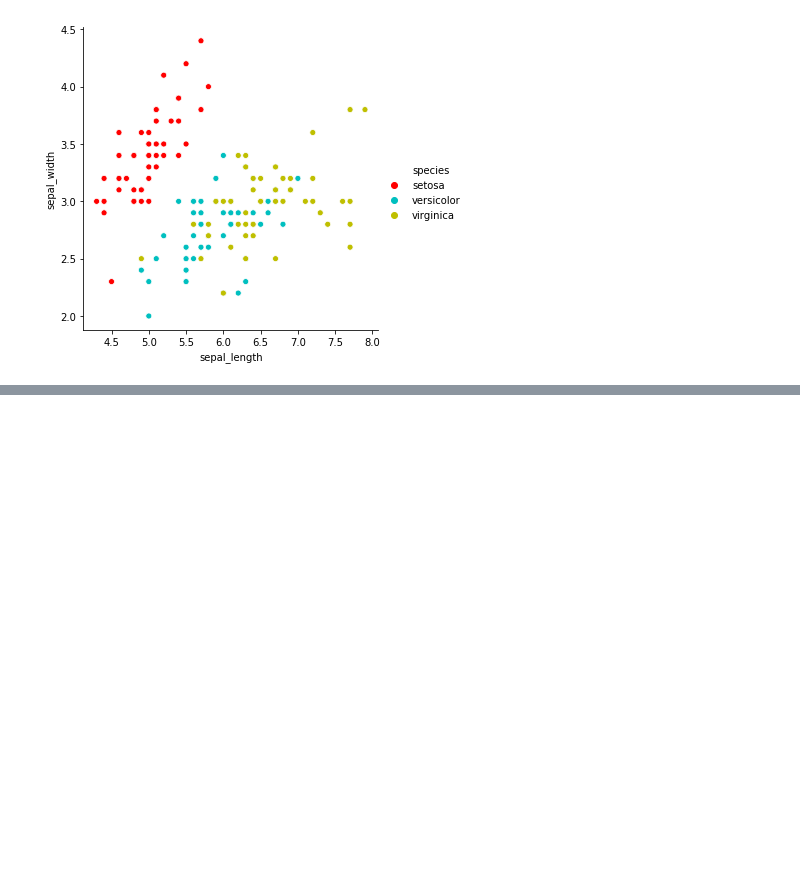
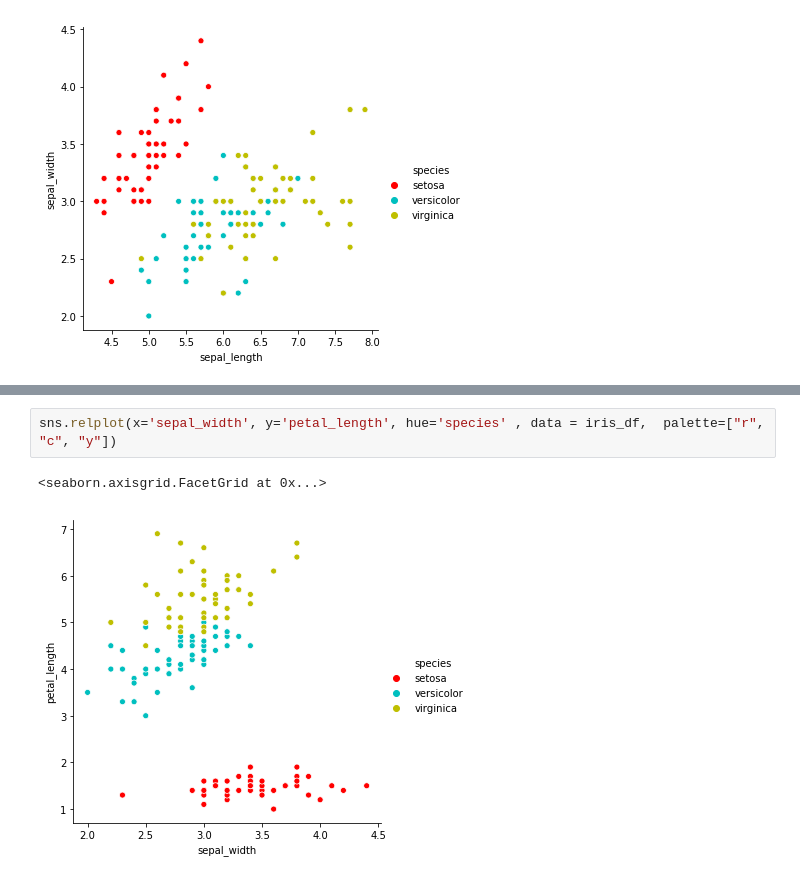
Before and after one commit to robahall/MLAlgoProjects, a Jupyter notebook: notebooks/1.0_rah_iris-kmeans.ipynb, the cells around one changed output, grey strips where cells are left out. Drawn from its saved outputs; the diff is of its cells as text; blank space fills up the shorter version.

```diff
--- a/notebooks/1.0_rah_iris-kmeans.ipynb
+++ b/notebooks/1.0_rah_iris-kmeans.ipynb
@@ -54,0 +58,5 @@ sns.relplot(x='sepal_length', y='sepal_width', hue=target , data = iris,  palett
+# %%
+sns.relplot(x='sepal_width', y='petal_length', hue='species' , data = iris_df,  palette=["r", "c", "y"])
+# %% [output]
+<seaborn.axisgrid.FacetGrid at 0x...>
+[figure, added]
```
Also changed, not shown: parts of 12 cells of this notebook.
